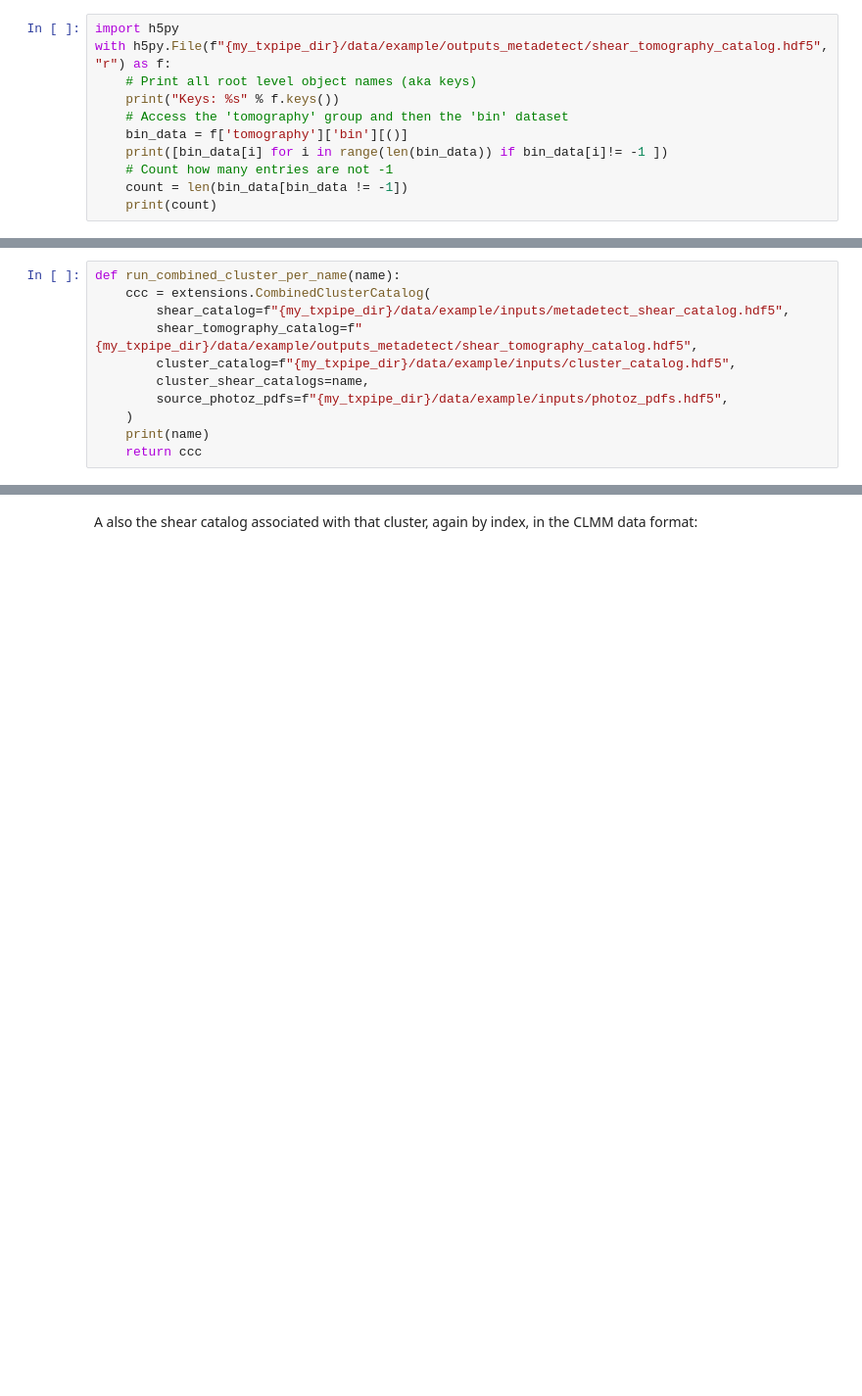
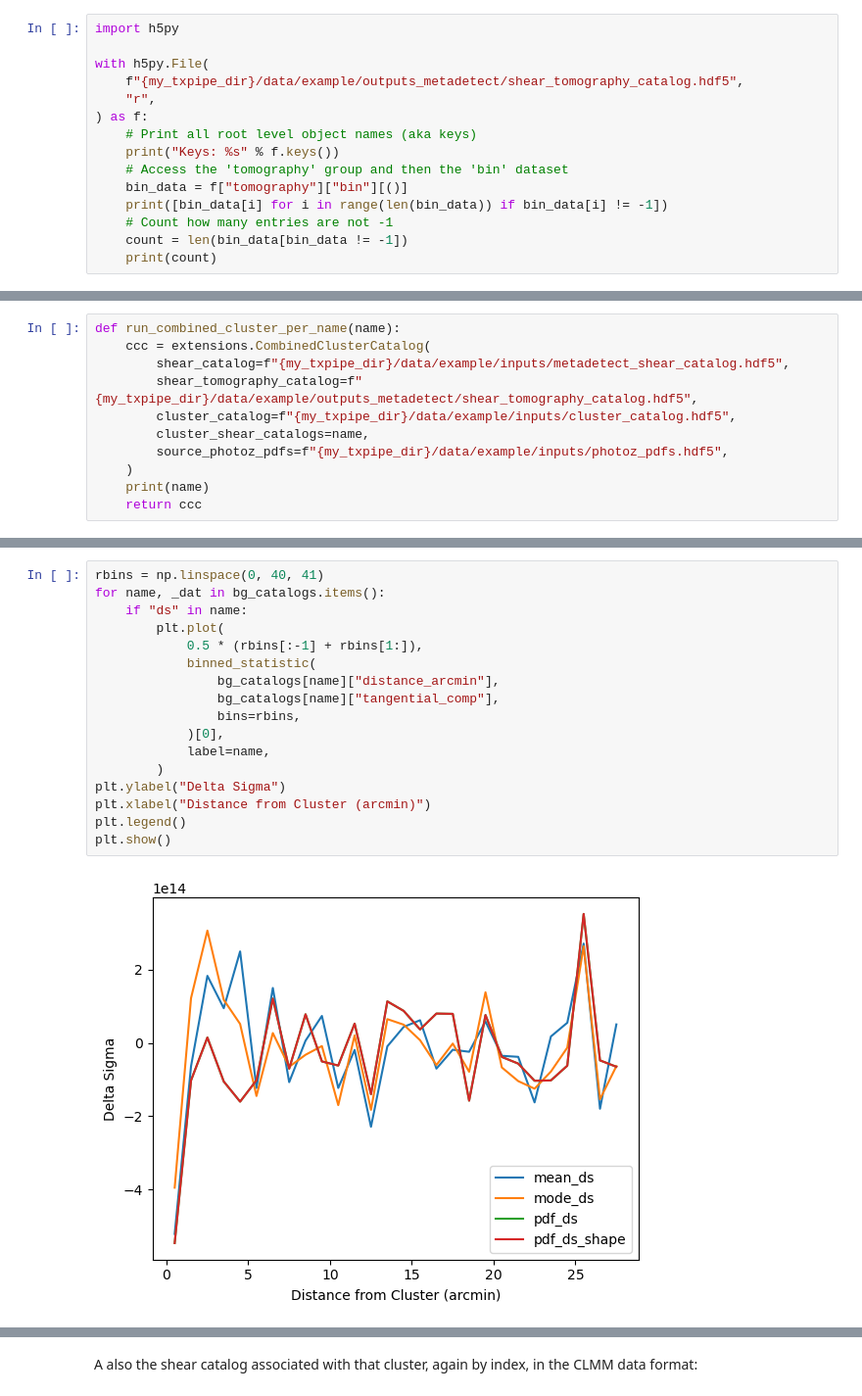
Before and after one commit to LSSTDESC/TXPipe, a Jupyter notebook: notebooks/cluster_counts/tangential_shear_selection.ipynb, the cells around one changed output, grey strips where cells are left out. Shown at 98% size. Saved outputs shown, nothing was run; the diff lists cells and outputs as text; blank space fills up the shorter version.

```diff
--- a/notebooks/cluster_counts/tangential_shear_selection.ipynb
+++ b/notebooks/cluster_counts/tangential_shear_selection.ipynb
@@ -80,12 +95,16 @@ Process 0 running selection for rows 0-82,200
 ## Inspecting the output of the first stages
 # %%
 import h5py
-with h5py.File(f"{my_txpipe_dir}/data/example/outputs_metadetect/shear_tomography_catalog.hdf5", "r") as f:
+
+with h5py.File(
+    f"{my_txpipe_dir}/data/example/outputs_metadetect/shear_tomography_catalog.hdf5",
+    "r",
+) as f:
     # Print all root level object names (aka keys)
     print("Keys: %s" % f.keys())
     # Access the 'tomography' group and then the 'bin' dataset
-    bin_data = f['tomography']['bin'][()]
-    print([bin_data[i] for i in range(len(bin_data)) if bin_data[i]!= -1 ])
+    bin_data = f["tomography"]["bin"][()]
+    print([bin_data[i] for i in range(len(bin_data)) if bin_data[i] != -1])
     # Count how many entries are not -1
     count = len(bin_data[bin_data != -1])
     print(count)
@@ -236,0 +287,19 @@ plt.show()
+# %%
+rbins = np.linspace(0, 40, 41)
+for name, _dat in bg_catalogs.items():
+    if "ds" in name:
+        plt.plot(
+            0.5 * (rbins[:-1] + rbins[1:]),
+            binned_statistic(
+                bg_catalogs[name]["distance_arcmin"],
+                bg_catalogs[name]["tangential_comp"],
+                bins=rbins,
+            )[0],
+            label=name,
+        )
+plt.ylabel("Delta Sigma")
+plt.xlabel("Distance from Cluster (arcmin)")
+plt.legend()
+plt.show()
+# %% [output]
+[figure, added]
```
Also changed, not shown: parts of 22 cells of this notebook.
